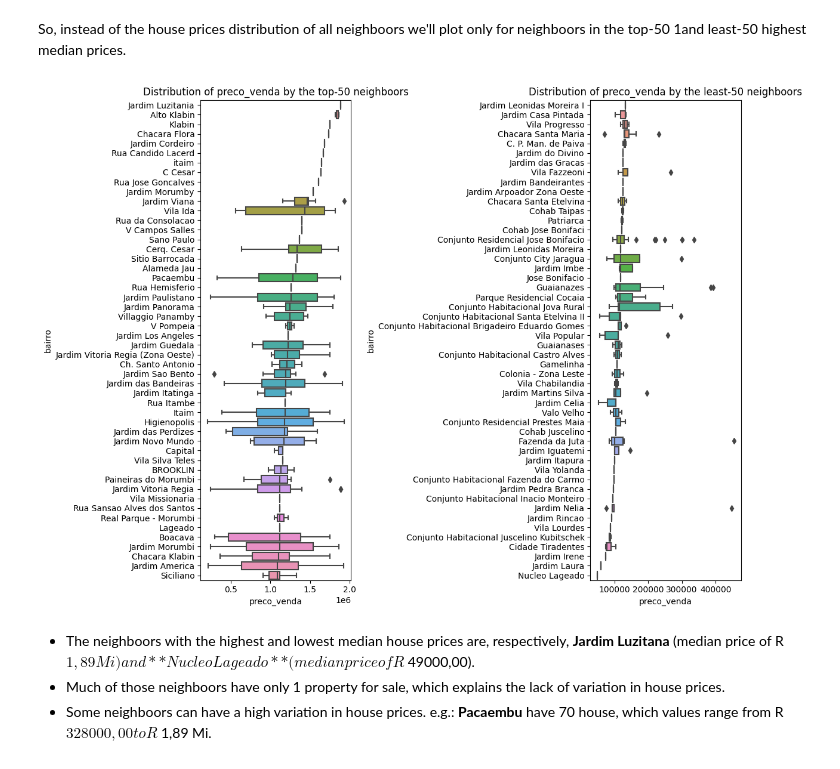
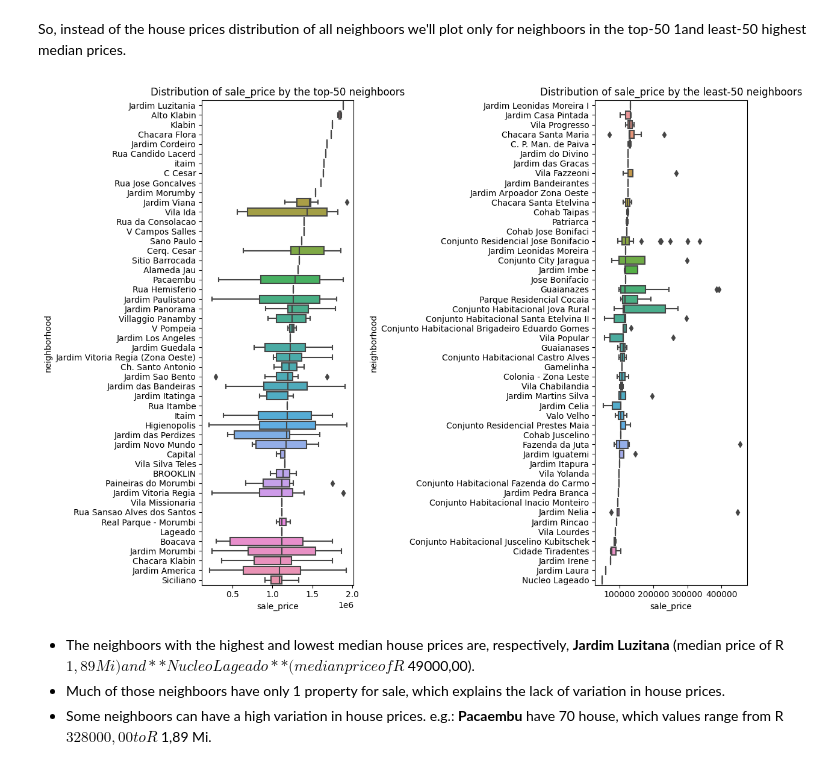
Before and after one commit to TheCamilovisk/HousePricePredictionApp, a Jupyter notebook: notebooks/02-exploratory-data-analysis.ipynb, the cells around one changed output. Saved outputs shown, nothing was run; the diff lists cells and outputs as text; code cells hidden in the pictures.

```diff
--- a/notebooks/02-exploratory-data-analysis.ipynb
+++ b/notebooks/02-exploratory-data-analysis.ipynb
@@ -388,31 +389,31 @@ So, instead of the house prices distribution of all neighboors we'll plot only f
 # %%
 _, (ax1, ax2) = plt.subplots(ncols=2, figsize=(12, 9))
 
 order = sp_house_price[
-    ["bairro", "preco_venda"]
-].groupby("bairro").median().squeeze().sort_values(ascending=False)
+    ["neighborhood", "sale_price"]
+].groupby("neighborhood").median().squeeze().sort_values(ascending=False)
 
 sns.boxplot(
-    x="preco_venda",
-    y="bairro",
-    data=sp_house_price[sp_house_price["bairro"].isin(order.head(50).index)],
+    x="sale_price",
+    y="neighborhood",
+    data=sp_house_price[sp_house_price["neighborhood"].isin(order.head(50).index)],
     order=order.head(50).index,
     ax=ax1
 )
-ax1.set_title("Distribution of preco_venda by the top-50 neighboors")
+ax1.set_title("Distribution of sale_price by the top-50 neighboors")
 
 sns.boxplot(
-    x="preco_venda",
-    y="bairro",
-    data=sp_house_price[sp_house_price["bairro"].isin(order.tail(50).index)],
+    x="sale_price",
+    y="neighborhood",
+    data=sp_house_price[sp_house_price["neighborhood"].isin(order.tail(50).index)],
     order=order.tail(50).index,
     ax=ax2
 )
-ax2.set_title("Distribution of preco_venda by the least-50 neighboors")
+ax2.set_title("Distribution of sale_price by the least-50 neighboors")
 
 plt.tight_layout()
 # %% [output]
-[figure, old version]
+[figure, new version]
 # %% [markdown]
 - The neighboors with the highest and lowest median house prices are, respectively, **Jardim Luzitana** (median price of R$ 1,89 Mi) and **Nucleo Lageado** (median price of R$ 49000,00).
 - Much of those neighboors have only 1 property for sale, which explains the lack of variation in house prices.
```
Also changed, not shown: parts of 30 cells of this notebook.
